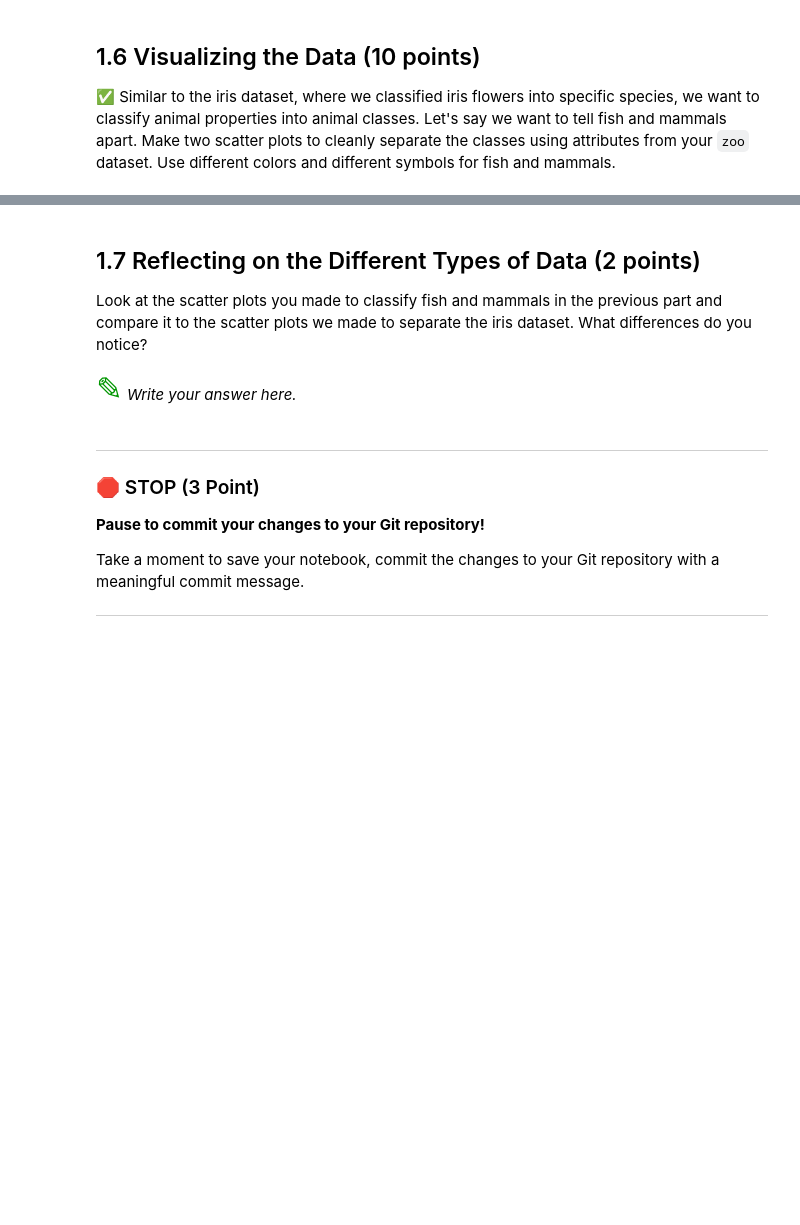
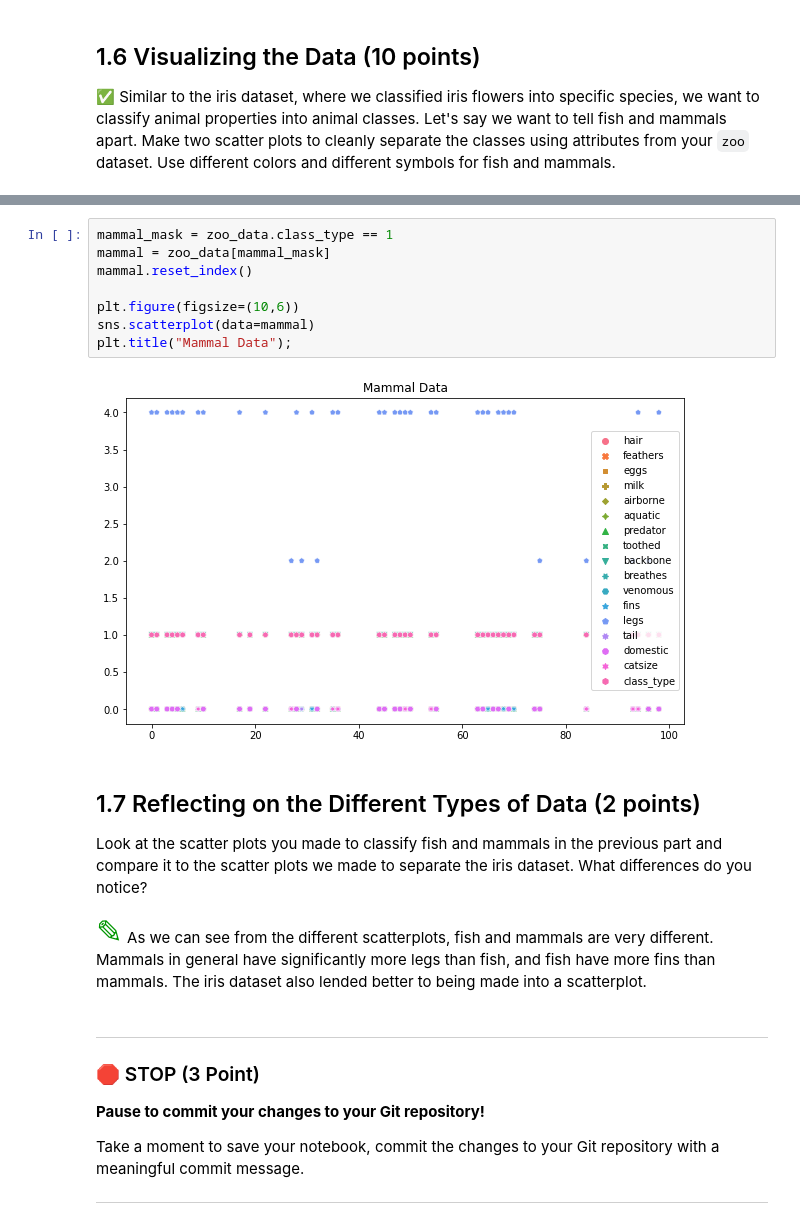
Before and after one commit to dobsonco/CMSE202-s23-turnin, a Jupyter notebook: Homework2/HW-02_PandasAndObjects-STUDENT.ipynb, the cells around one changed output, grey strips where cells are left out. Cells and saved outputs as stored; diff of their text form; blank space fills up the shorter version.

```diff
--- a/Homework2/HW-02_PandasAndObjects-STUDENT.ipynb
+++ b/Homework2/HW-02_PandasAndObjects-STUDENT.ipynb
@@ -100,9 +163,20 @@ Look back in the PCA/ICA and see how we used `groupby` to find the number of Iri
+# %%
+mammal_mask = zoo_data.class_type == 1
+mammal = zoo_data[mammal_mask]
+mammal.reset_index()
+
+plt.figure(figsize=(10,6))
+sns.scatterplot(data=mammal)
+plt.title("Mammal Data");
+# %% [output]
+[figure, added]
 # %% [markdown]
 ## 1.7 Reflecting on the Different Types of Data (2 points)
 
 Look at the scatter plots you made to classify fish and mammals in the previous part and compare it to the scatter plots we made to separate the iris dataset. What differences do you notice?
 # %% [markdown]
-<font size=6 color="#009600">&#9998;</font> *Write your answer here.*
+<font size=6 color="#009600">&#9998;</font>
+As we can see from the different scatterplots, fish and mammals are very different. Mammals in general have significantly more legs than fish, and fish have more fins than mammals. The iris dataset also lended better to being made into a scatterplot.
 # %% [markdown]
 ---
 ### &#128721; STOP (3 Point)
```
Also changed, not shown: parts of 13 cells of this notebook, 2 other files.
